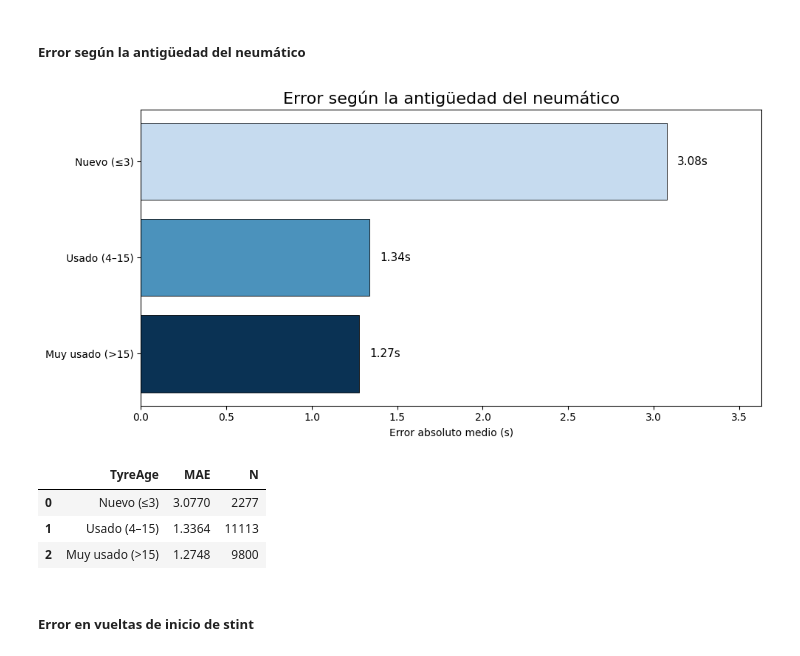
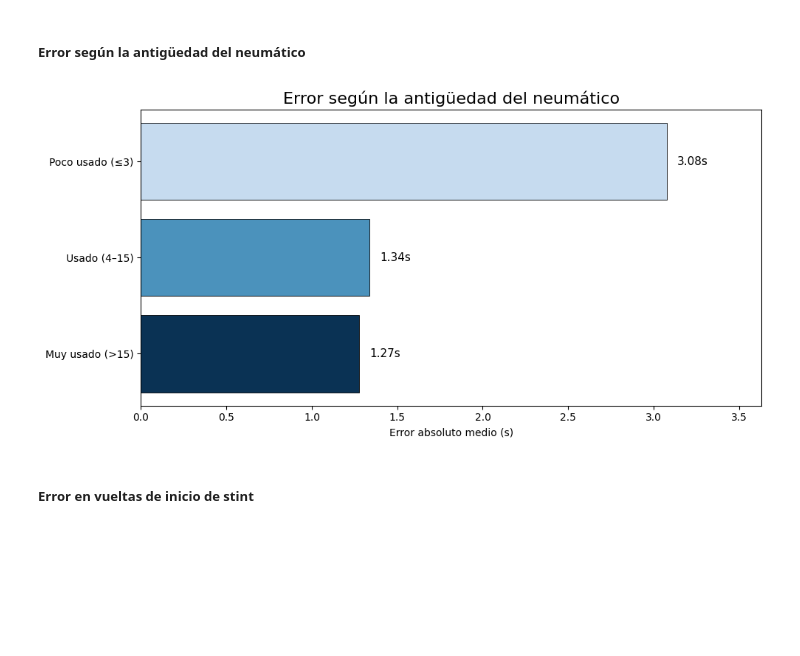
Before and after one commit to claragonzalezr/Trabajo-Fin-de-Grado-Clara, a Jupyter notebook: Trabajo_fin_de_grado_Clara.ipynb, the cells around one changed output. Cells and saved outputs as stored; diff of their text form; code cells hidden in the pictures; blank space fills up the shorter version.

```diff
--- a/Trabajo_fin_de_grado_Clara.ipynb
+++ b/Trabajo_fin_de_grado_Clara.ipynb
@@ -2199,38 +2214,32 @@ plt.show()
 # %%
 #Error según la antigüedad del neumático
 
 temp = error_analysis_df[error_analysis_df["Compound"].isin(["SOFT", "MEDIUM", "HARD"])].copy()
-temp["TyreAge"] = np.where(temp["TyreLife"] <= 3, "Nuevo (≤3)", np.where(temp["TyreLife"] <= 15, "Usado (4–15)", "Muy usado (>15)"))
+temp["TyreAge"] = np.where(temp["TyreLife"] <= 3, "Poco usado (≤3)", np.where(temp["TyreLife"] <= 15, "Usado (4–15)", "Muy usado (>15)"))
 
 tyre_error = temp.groupby("TyreAge").agg(MAE=("Absolute_Error", "mean"), N=("Absolute_Error", "count")).reset_index()
-orden = ["Nuevo (≤3)", "Usado (4–15)", "Muy usado (>15)"]
+orden = ["Poco usado (≤3)", "Usado (4–15)", "Muy usado (>15)"]
 tyre_error["TyreAge"] = pd.Categorical(tyre_error["TyreAge"], categories=orden, ordered=True)
 plot_data = tyre_error.sort_values("TyreAge")
 
-tyre_age_colors = {"Nuevo (≤3)": "#c6dbef", "Usado (4–15)": "#4b92bc", "Muy usado (>15)": "#0a3254"}
+tyre_age_colors = {"Poco usado (≤3)": "#c6dbef", "Usado (4–15)": "#4b92bc", "Muy usado (>15)": "#0a3254"}
 
 fig, ax = plt.subplots(figsize=(10, 5))
 bars = ax.barh(plot_data["TyreAge"].astype(str), plot_data["MAE"], color=plot_data["TyreAge"].astype(str).map(tyre_age_colors), edgecolor="black", linewidth=0.6)
 
 ax.invert_yaxis()
 max_val = plot_data["MAE"].max()
 ax.set_xlim(0, max_val * 1.18)
 
 for bar, value in zip(bars, plot_data["MAE"]):
     ax.text(value + max_val * 0.02, bar.get_y() + bar.get_height()/2, f"{value:.2f}s", va="center", ha="left", fontsize=11)
 
 ax.set_title("Error según la antigüedad del neumático", fontsize=16)
 ax.set_xlabel("Error absoluto medio (s)")
 plt.tight_layout()
 plt.show()
-
-display(tyre_error.sort_values("TyreAge").reset_index(drop=True).round(4))
 # %% [output]
-[figure, old version]
+[figure, new version]
-|  | TyreAge | MAE | N |
-| 0 | Nuevo (≤3) | 3.0770 | 2277 |
-| 1 | Usado (4–15) | 1.3364 | 11113 |
-| 2 | Muy usado (>15) | 1.2748 | 9800 |
 # %% [markdown]
 ##### Error en vueltas de inicio de stint
 # %%
```
Also changed, not shown: parts of 1 cell of this notebook.
